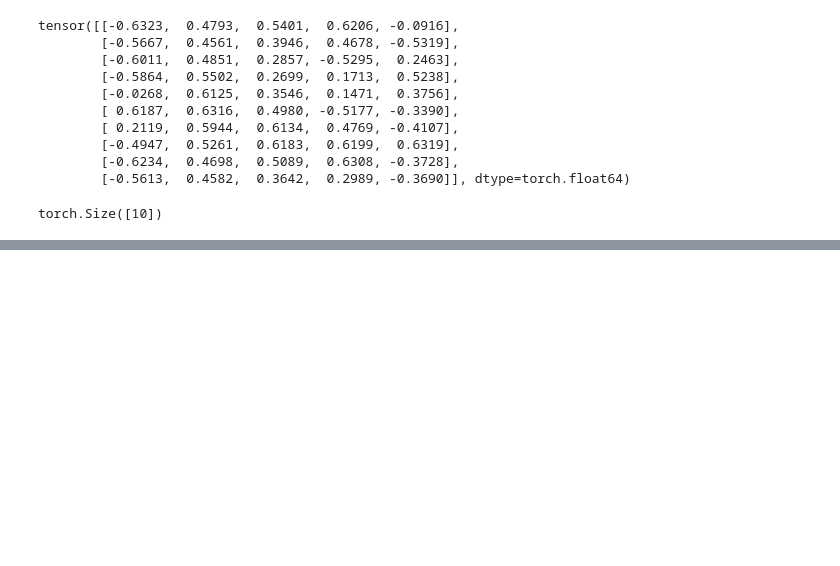
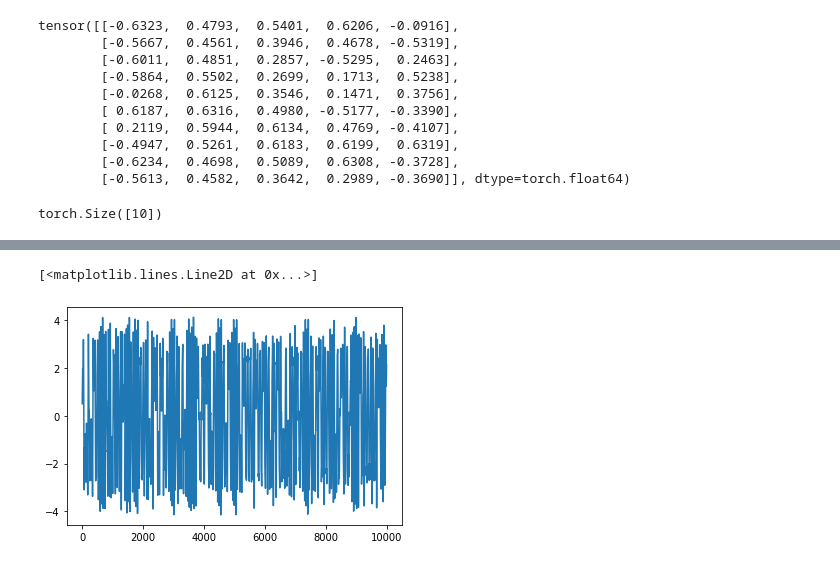
Before and after one commit to asrvsn/koopman-functional-maps, a Jupyter notebook: experiments.ipynb, the cells around one changed output, grey strips where cells are left out. Cells and saved outputs as stored; diff of their text form; code cells hidden in the pictures; blank space fills up the shorter version.

```diff
--- a/experiments.ipynb
+++ b/experiments.ipynb
@@ -117,0 +130,5 @@ torch.Size([10])
+# %%
+plt.plot(p)
+# %% [output]
+[<matplotlib.lines.Line2D at 0x...>]
+[figure, added]
```
Also changed, not shown: parts of 2 cells of this notebook, 4 other files.
